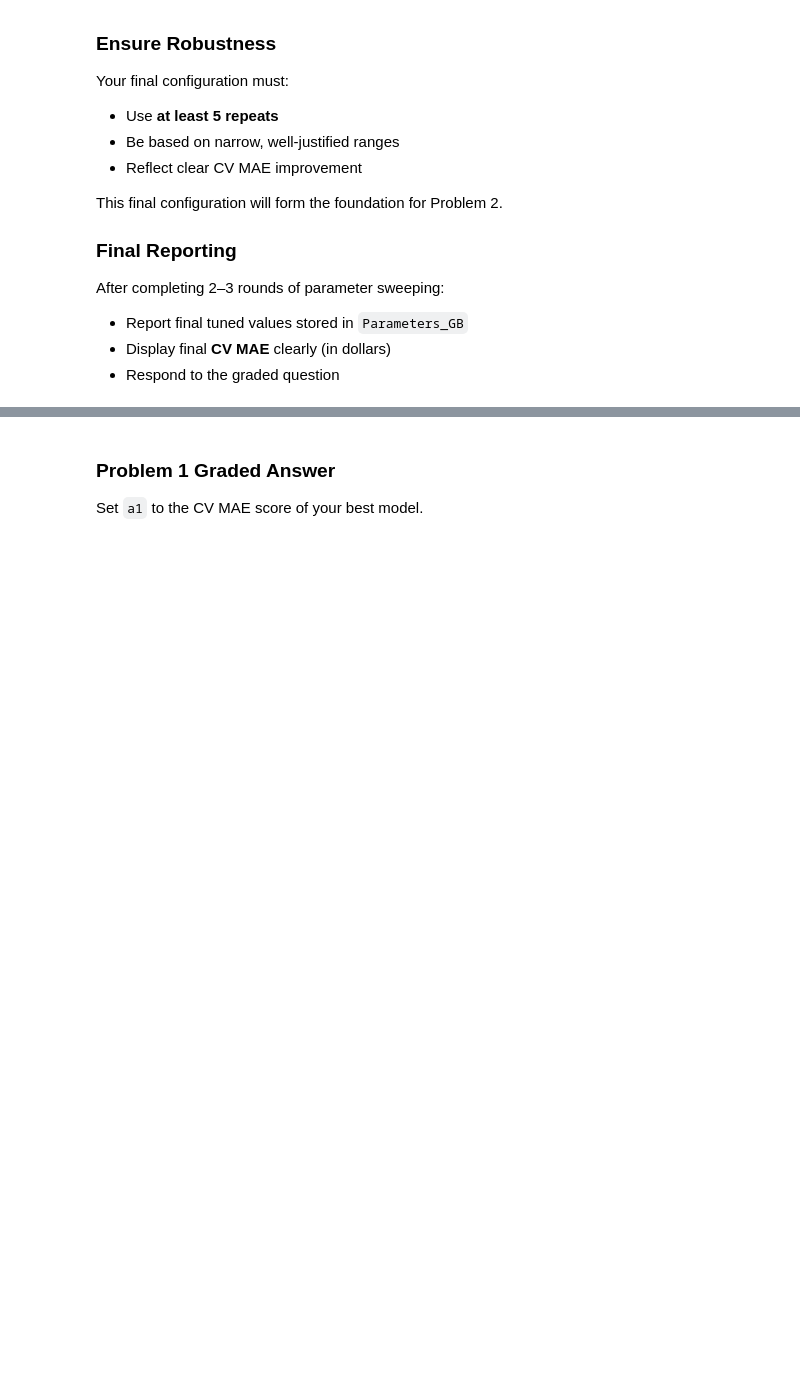
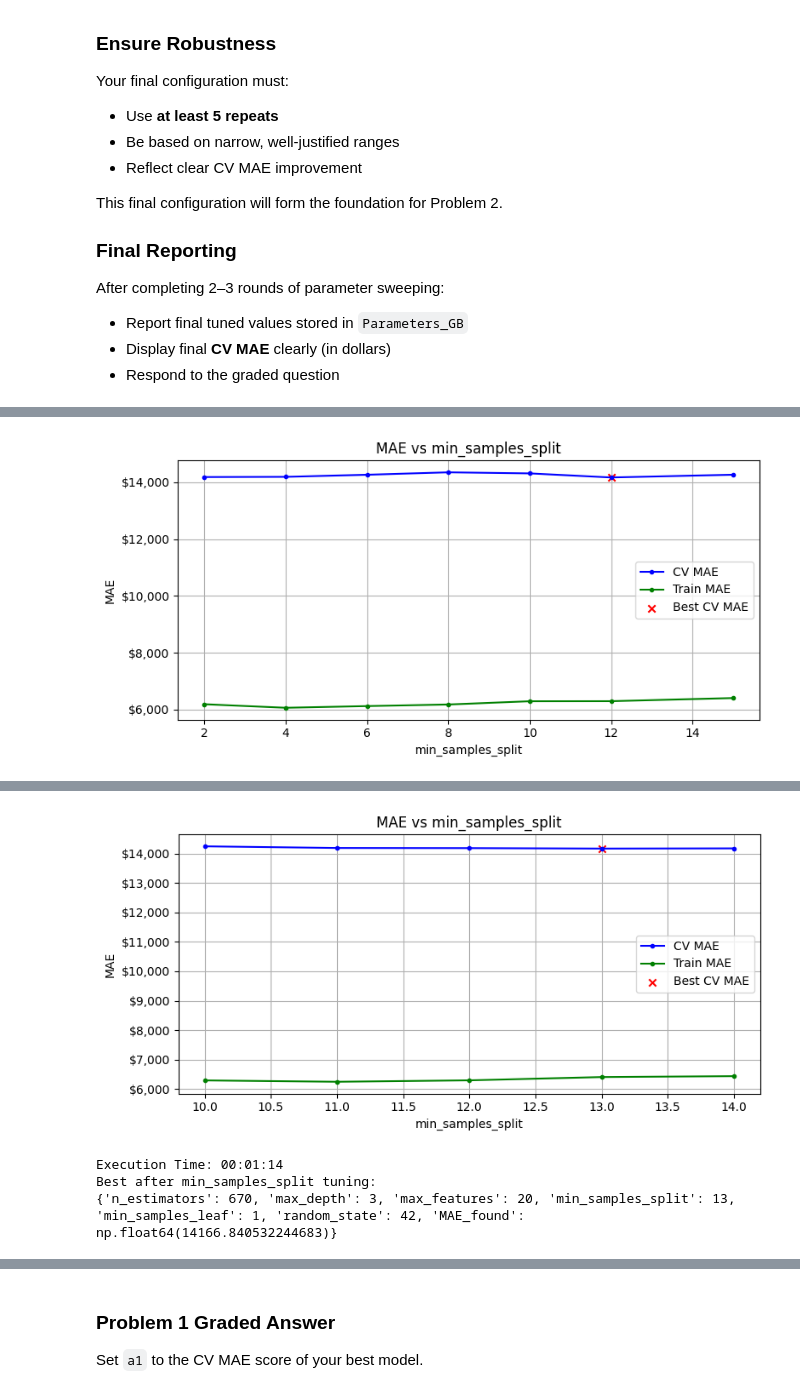
Before and after one commit to waysnyder/Module-3-Assignments, a Jupyter notebook: Homework_07.ipynb, the cells around one changed output, grey strips where cells are left out. Drawn from its saved outputs; the diff is of its cells as text; code cells hidden in the pictures; blank space fills up the shorter version.

```diff
--- a/Homework_07.ipynb
+++ b/Homework_07.ipynb
@@ -485,0 +628,30 @@ Params_GB = Default_Parameters_GB.copy()
+# %%
+# -------------------------
+# 4) Tune min_samples_split
+# -------------------------
+
+# Coarse sweep
+Params_GB = sweep_parameter(
+    model=GradientBoostingRegressor,
+    Parameters=Params_GB,
+    param='min_samples_split',
+    parameter_list=[2, 4, 6, 8, 10, 12, 15],
+    n_repeats=1,
+    n_jobs=-1
+)
+
+# Fine sweep around the best value
+best_split = Params_GB['min_samples_split']
+Params_GB = sweep_parameter(
+    model=GradientBoostingRegressor,
+    Parameters=Params_GB,
+    param='min_samples_split',
+    parameter_list=list(range(max(2, best_split - 2), best_split + 3)),
+    n_repeats=2,
+    n_jobs=-1
+)
+
+print("Best after min_samples_split tuning:")
+print(Params_GB)
+# %% [output]
+[figure, added]
@@ -485,0 +659,4 @@ Params_GB = Default_Parameters_GB.copy()
+[figure, added]
+Execution Time: 00:01:14
+Best after min_samples_split tuning:
+{'n_estimators': 670, 'max_depth': 3, 'max_features': 20, 'min_samples_split': 13, 'min_samples_leaf': 1, 'random_state': 42, 'MAE_found': np.float64(14166.840532244683)}
```
Also changed, not shown: parts of 18 cells of this notebook.
